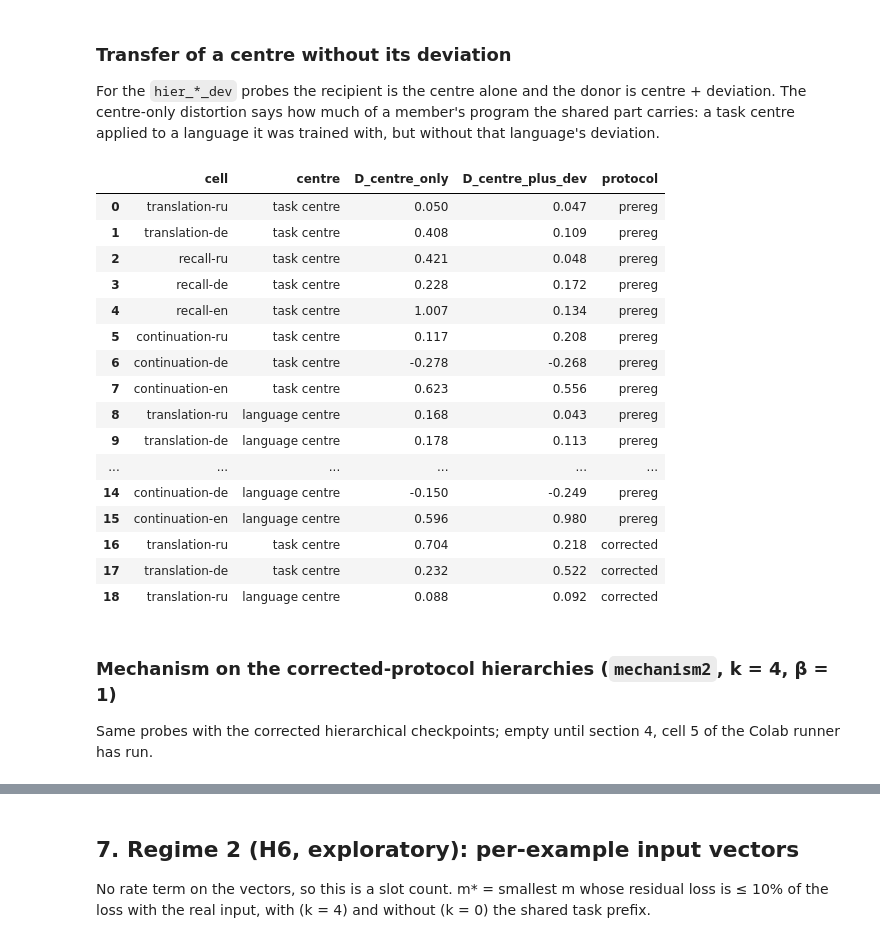
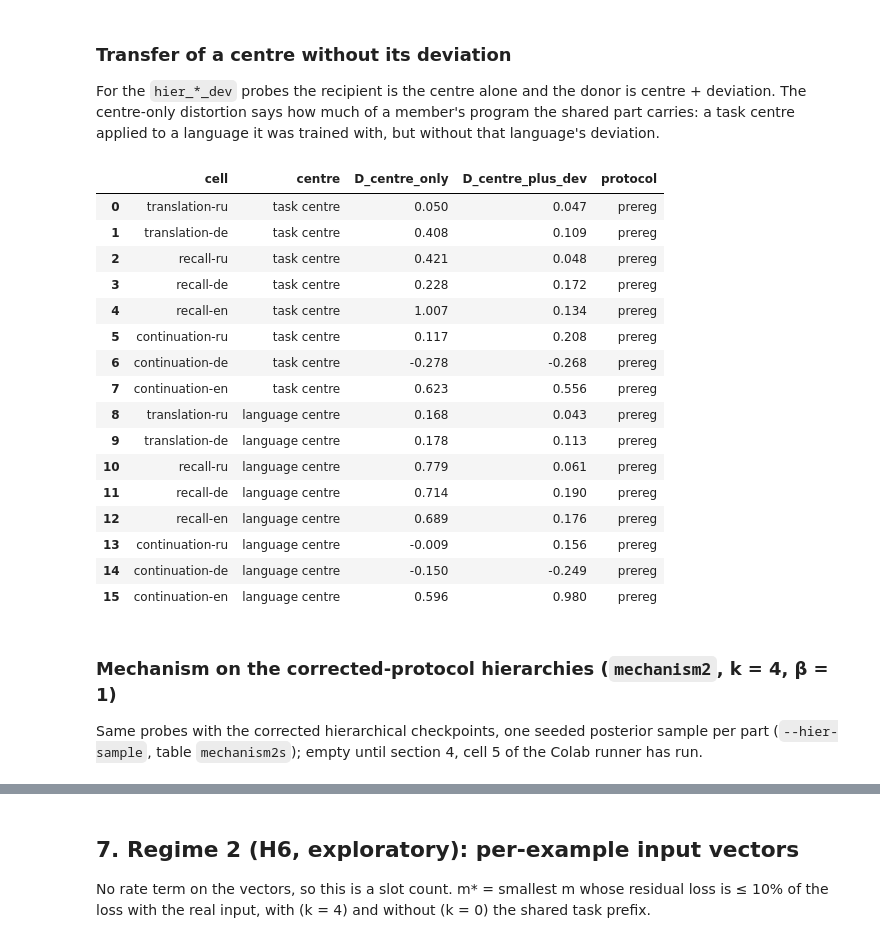
Before and after one commit to sirotenkogeorgii/prefix-programs, a Jupyter notebook: notebooks/01_figures.ipynb, the cells around one changed output, grey strips where cells are left out. Saved outputs shown, nothing was run; the diff lists cells and outputs as text; code cells hidden in the pictures.

Commit message:
Runner cell 4e probes posterior samples into mechanism2s.csv; notebook reads that table and ignores the mean-based mechanism2
Co-Authored-By: Claude Fable 5.1 <noreply@anthropic.com>

```diff
--- a/notebooks/01_figures.ipynb
+++ b/notebooks/01_figures.ipynb
@@ -491,31 +492,32 @@ pk = mechanism.peak_blocks(m); pk.to_csv(TAB / "mechanism_peaks.csv"); pk
 For the `hier_*_dev` probes the recipient is the centre alone and the donor is centre + deviation. The centre-only distortion says how much of a member's program the shared part carries: a task centre applied to a language it was trained with, but without that language's deviation.
 # %%
 co = mechanism.centre_only(m, fl).assign(protocol="prereg")
-m2 = mechanism.recovery(T["mechanism2"]) if len(T["mechanism2"]) else pd.DataFrame()
+# mechanism2.csv (posterior means) is not used: under the corrected protocol the mean is not the coded program.
+m2 = mechanism.recovery(T["mechanism2s"]) if len(T["mechanism2s"]) else pd.DataFrame()
 if len(m2):
     co = pd.concat([co, mechanism.centre_only(m2, fl).assign(protocol="corrected")], ignore_index=True)
 co.to_csv(TAB / "centre_only.csv", index=False); co.round(3)
 # %% [output]
 |  | cell | centre | D_centre_only | D_centre_plus_dev | protocol |
 | 0 | translation-ru | task centre | 0.050 | 0.047 | prereg |
 | 1 | translation-de | task centre | 0.408 | 0.109 | prereg |
 | 2 | recall-ru | task centre | 0.421 | 0.048 | prereg |
 | 3 | recall-de | task centre | 0.228 | 0.172 | prereg |
 | 4 | recall-en | task centre | 1.007 | 0.134 | prereg |
 | 5 | continuation-ru | task centre | 0.117 | 0.208 | prereg |
 | 6 | continuation-de | task centre | -0.278 | -0.268 | prereg |
 | 7 | continuation-en | task centre | 0.623 | 0.556 | prereg |
 | 8 | translation-ru | language centre | 0.168 | 0.043 | prereg |
 | 9 | translation-de | language centre | 0.178 | 0.113 | prereg |
-| ... | ... | ... | ... | ... | ... |
+| 10 | recall-ru | language centre | 0.779 | 0.061 | prereg |
+| 11 | recall-de | language centre | 0.714 | 0.190 | prereg |
+| 12 | recall-en | language centre | 0.689 | 0.176 | prereg |
+| 13 | continuation-ru | language centre | -0.009 | 0.156 | prereg |
 | 14 | continuation-de | language centre | -0.150 | -0.249 | prereg |
 | 15 | continuation-en | language centre | 0.596 | 0.980 | prereg |
-| 16 | translation-ru | task centre | 0.704 | 0.218 | corrected |
-| 17 | translation-de | task centre | 0.232 | 0.522 | corrected |
-| 18 | translation-ru | language centre | 0.088 | 0.092 | corrected |
 # %% [markdown]
 ### Mechanism on the corrected-protocol hierarchies (`mechanism2`, k = 4, β = 1)
-Same probes with the corrected hierarchical checkpoints; empty until section 4, cell 5 of the Colab runner has run.
+Same probes with the corrected hierarchical checkpoints, one seeded posterior sample per part (`--hier-sample`, table `mechanism2s`); empty until section 4, cell 5 of the Colab runner has run.
 # %%
 if len(m2):
     san2 = mechanism.sanity(m2); assert (san2.all_minus_donor.abs() < 1e-6).all(), "all-layers patch must reproduce the donor"
```
Also changed, not shown: parts of 2 cells of this notebook, 3 other files.
